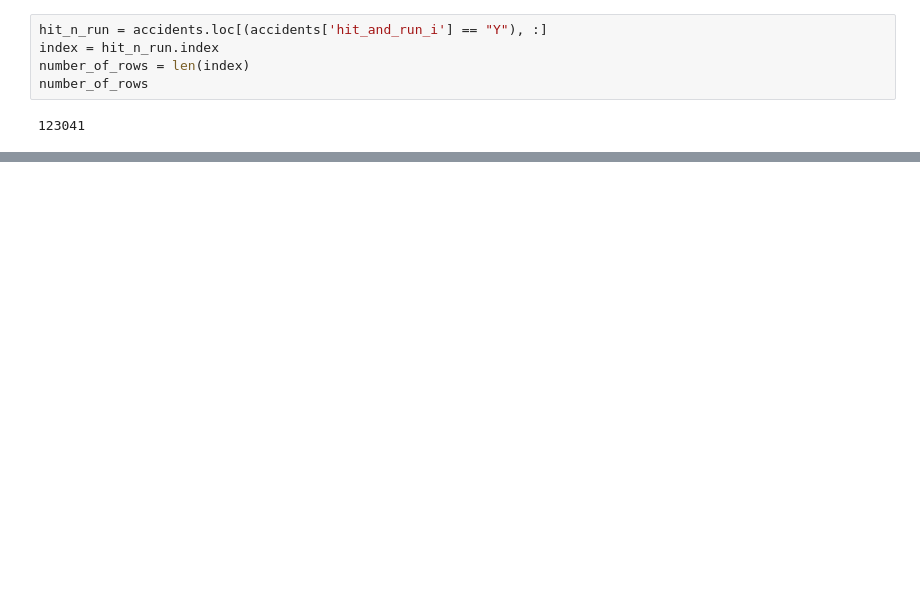
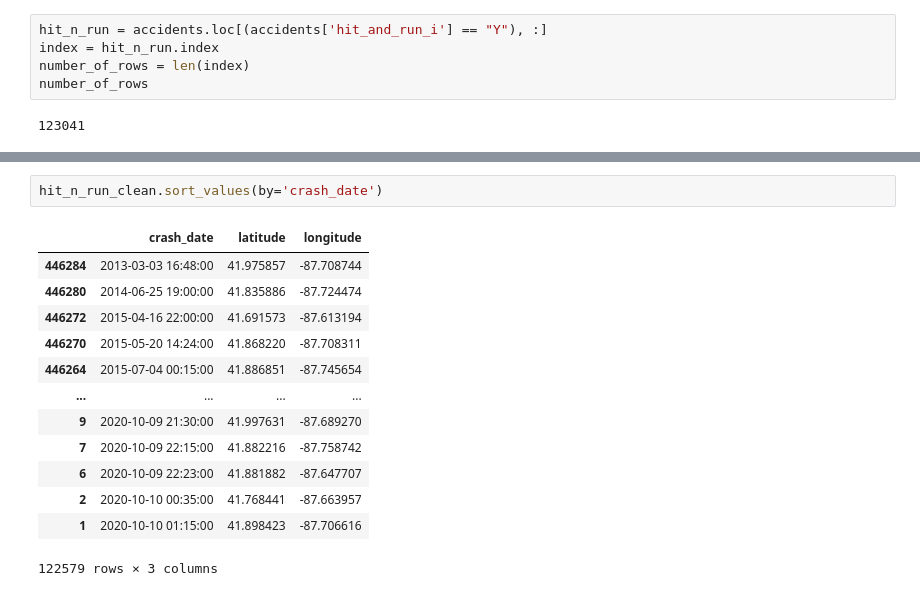
Before and after one commit to PhysicsGlitch/Geomap_Project, a Jupyter notebook: accidents.ipynb, the cells around one changed output, grey strips where cells are left out. Cells and saved outputs as stored; diff of their text form; blank space fills up the shorter version.

```diff
--- a/accidents.ipynb
+++ b/accidents.ipynb
@@ -93,0 +113,16 @@ hit_n_run.to_json(r'hit_n_run.json')
+# %%
+hit_n_run_clean.sort_values(by='crash_date')
+# %% [output]
+|  | crash_date | latitude | longitude |
+| 446284 | 2013-03-03 16:48:00 | 41.975857 | -87.708744 |
+| 446280 | 2014-06-25 19:00:00 | 41.835886 | -87.724474 |
+| 446272 | 2015-04-16 22:00:00 | 41.691573 | -87.613194 |
+| 446270 | 2015-05-20 14:24:00 | 41.868220 | -87.708311 |
+| 446264 | 2015-07-04 00:15:00 | 41.886851 | -87.745654 |
+| ... | ... | ... | ... |
+| 9 | 2020-10-09 21:30:00 | 41.997631 | -87.689270 |
+| 7 | 2020-10-09 22:15:00 | 41.882216 | -87.758742 |
+| 6 | 2020-10-09 22:23:00 | 41.881882 | -87.647707 |
+| 2 | 2020-10-10 00:35:00 | 41.768441 | -87.663957 |
+| 1 | 2020-10-10 01:15:00 | 41.898423 | -87.706616 |
+122579 rows × 3 columns
```
Also changed, not shown: parts of 12 cells of this notebook, 1 other file.
